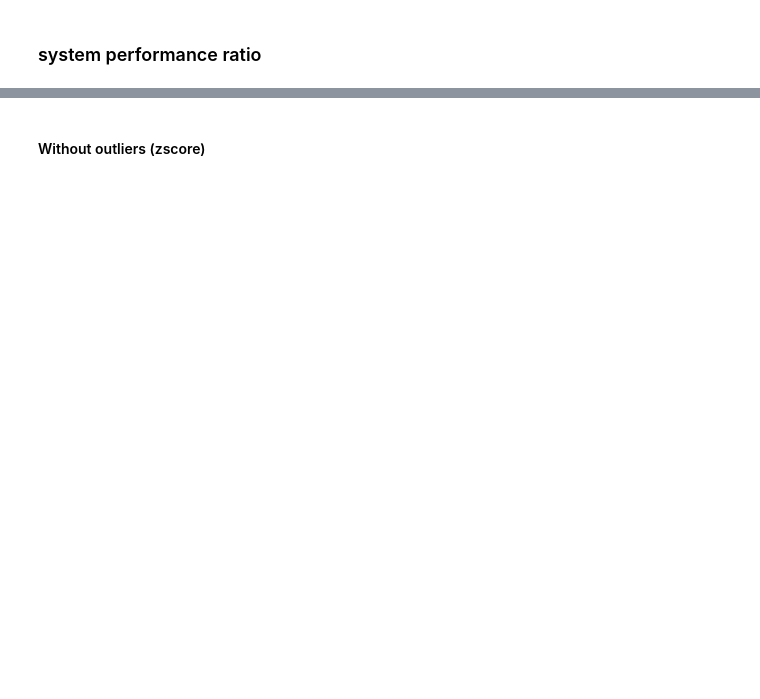
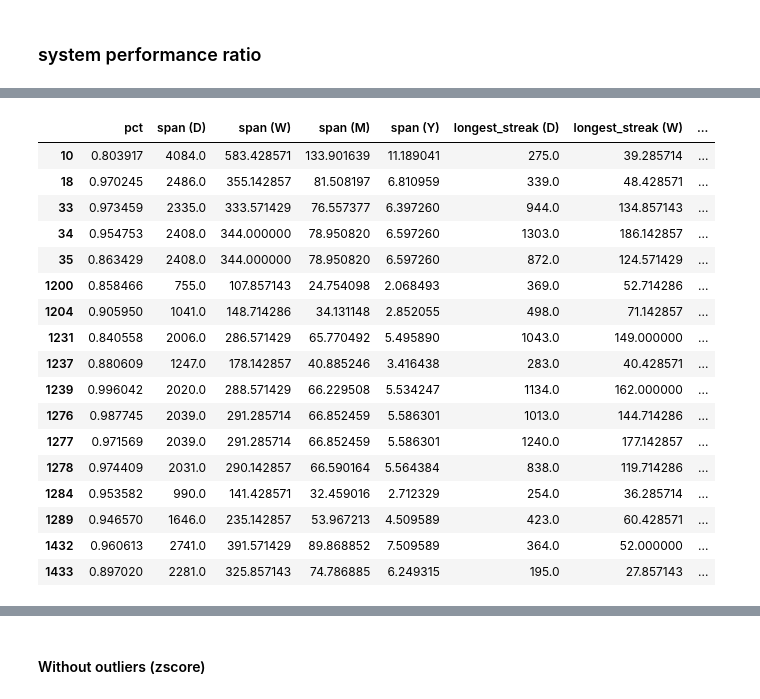
Before and after one commit to hackingmaterials/duramat, a Jupyter notebook: PVDAQ/pvdaq_data_quality.ipynb, the cells around one changed output, grey strips where cells are left out. Cells and saved outputs as stored; diff of their text form; code cells hidden in the pictures; blank space fills up the shorter version.

```diff
--- a/PVDAQ/pvdaq_data_quality.ipynb
+++ b/PVDAQ/pvdaq_data_quality.ipynb
@@ -54,2 +43,14 @@ site_data = pd.read_csv(site_file)
+# %%
+query = ts_data.find({'aggregation': 'hourly'},
+                     {'measdatetime': 1, 'system_id': 1, '_id': 0, 'system_performance_ratio': 1})
+system_pr_query = pd.DataFrame(list(query))
+# %%
+series_list = []
+for sid, data in system_pr_query.groupby('system_id'):
+    this_series = pd.Series(data['system_performance_ratio'])
+    this_series.name = sid
+    this_series.index = pd.to_datetime(data['measdatetime'])
+    series_list.append(this_series)
+system_pr = pd.concat(series_list, axis=1)
 # %%
-system_pr = utils.read_csv_to_ts(sites_dict, 'system_performance_ratio').resample('D').mean()
+system_pr = system_pr.resample('D').mean()
@@ -158,0 +79,3 @@ df
+# %%
+system_pr_orig = pvts.df_data_quality(system_pr).T
+system_pr_orig
@@ -158,0 +100,21 @@ df
+# %%
+system_pr_orig[(system_pr_orig['span (Y)'] > 2) & (system_pr_orig['pct'] > .80)]
+# %% [output]
+|  | pct | span (D) | span (W) | span (M) | span (Y) | longest_streak (D) | longest_streak (W) | ... |
+| 10 | 0.803917 | 4084.0 | 583.428571 | 133.901639 | 11.189041 | 275.0 | 39.285714 | ... |
+| 18 | 0.970245 | 2486.0 | 355.142857 | 81.508197 | 6.810959 | 339.0 | 48.428571 | ... |
+| 33 | 0.973459 | 2335.0 | 333.571429 | 76.557377 | 6.397260 | 944.0 | 134.857143 | ... |
+| 34 | 0.954753 | 2408.0 | 344.000000 | 78.950820 | 6.597260 | 1303.0 | 186.142857 | ... |
+| 35 | 0.863429 | 2408.0 | 344.000000 | 78.950820 | 6.597260 | 872.0 | 124.571429 | ... |
+| 1200 | 0.858466 | 755.0 | 107.857143 | 24.754098 | 2.068493 | 369.0 | 52.714286 | ... |
+| 1204 | 0.905950 | 1041.0 | 148.714286 | 34.131148 | 2.852055 | 498.0 | 71.142857 | ... |
+| 1231 | 0.840558 | 2006.0 | 286.571429 | 65.770492 | 5.495890 | 1043.0 | 149.000000 | ... |
+| 1237 | 0.880609 | 1247.0 | 178.142857 | 40.885246 | 3.416438 | 283.0 | 40.428571 | ... |
+| 1239 | 0.996042 | 2020.0 | 288.571429 | 66.229508 | 5.534247 | 1134.0 | 162.000000 | ... |
+| 1276 | 0.987745 | 2039.0 | 291.285714 | 66.852459 | 5.586301 | 1013.0 | 144.714286 | ... |
+| 1277 | 0.971569 | 2039.0 | 291.285714 | 66.852459 | 5.586301 | 1240.0 | 177.142857 | ... |
+| 1278 | 0.974409 | 2031.0 | 290.142857 | 66.590164 | 5.564384 | 838.0 | 119.714286 | ... |
+| 1284 | 0.953582 | 990.0 | 141.428571 | 32.459016 | 2.712329 | 254.0 | 36.285714 | ... |
+| 1289 | 0.946570 | 1646.0 | 235.142857 | 53.967213 | 4.509589 | 423.0 | 60.428571 | ... |
+| 1432 | 0.960613 | 2741.0 | 391.571429 | 89.868852 | 7.509589 | 364.0 | 52.000000 | ... |
+| 1433 | 0.897020 | 2281.0 | 325.857143 | 74.786885 | 6.249315 | 195.0 | 27.857143 | ... |
```
Also changed, not shown: parts of 80 cells of this notebook, 7 other files.
